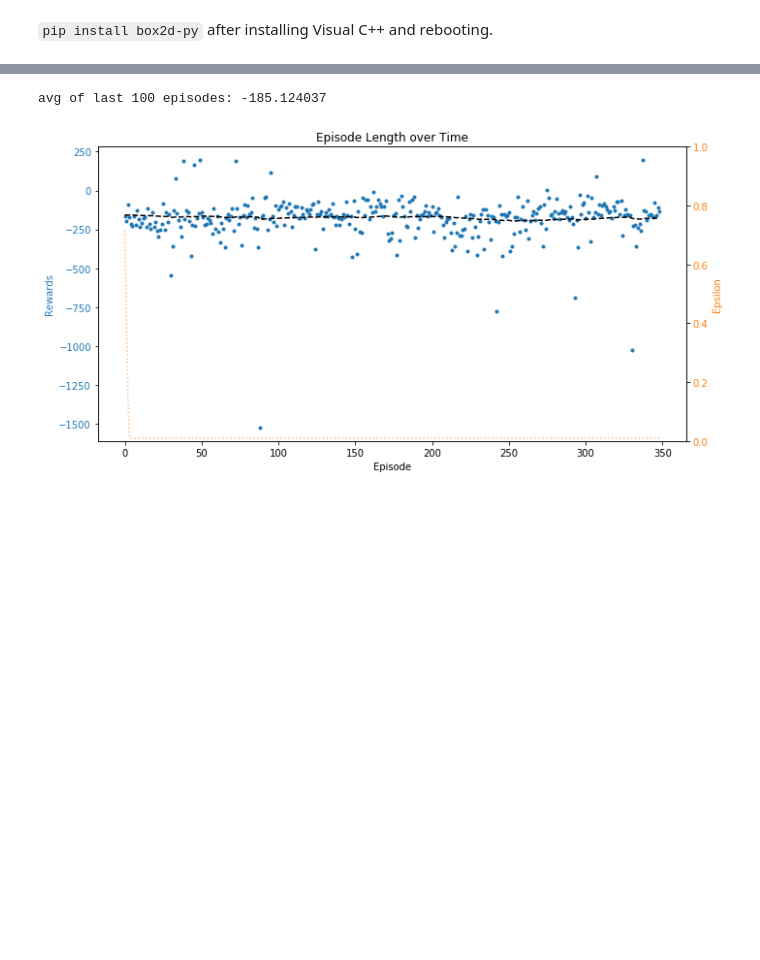
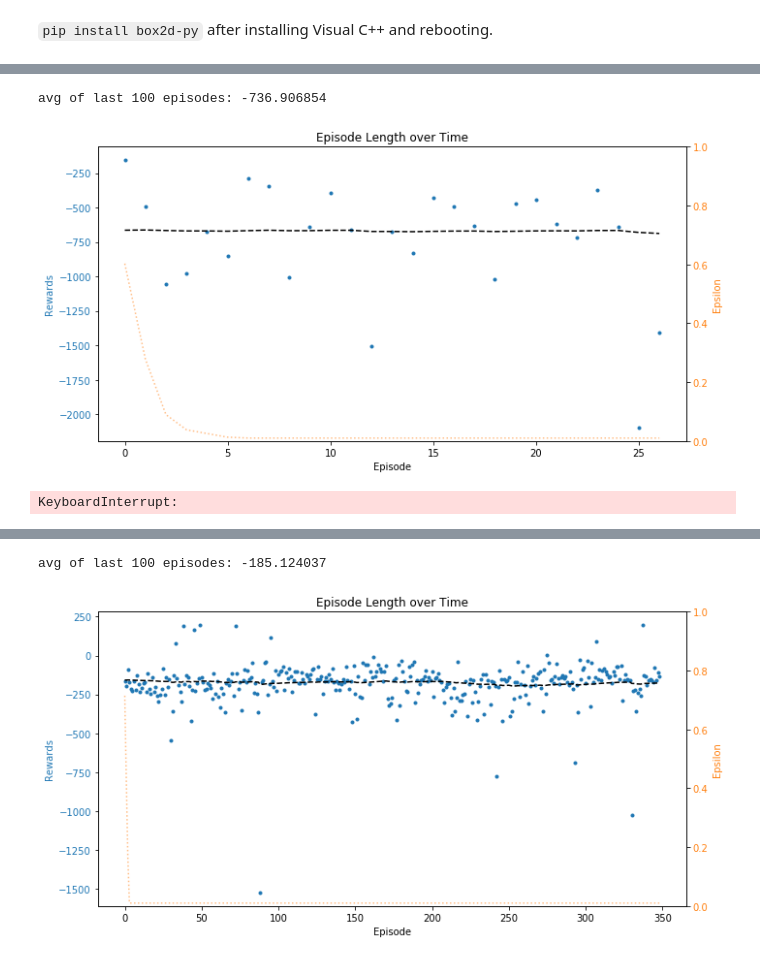
Before and after one commit to unoti/ai-gym-experiments, a Jupyter notebook: 7-Lunar Lander.ipynb, the cells around one changed output, grey strips where cells are left out. Saved outputs shown, nothing was run; the diff lists cells and outputs as text; code cells hidden in the pictures; blank space fills up the shorter version.

```diff
--- a/7-Lunar Lander.ipynb
+++ b/7-Lunar Lander.ipynb
@@ -25,0 +47,6 @@ agent.train(500)
+# %%
+low_gamma.train(500)
+# %% [output]
+avg of last 100 episodes: -736.906854
+[figure, added]
+KeyboardInterrupt:
```
Also changed, not shown: parts of 7 cells of this notebook, 4 other files.
